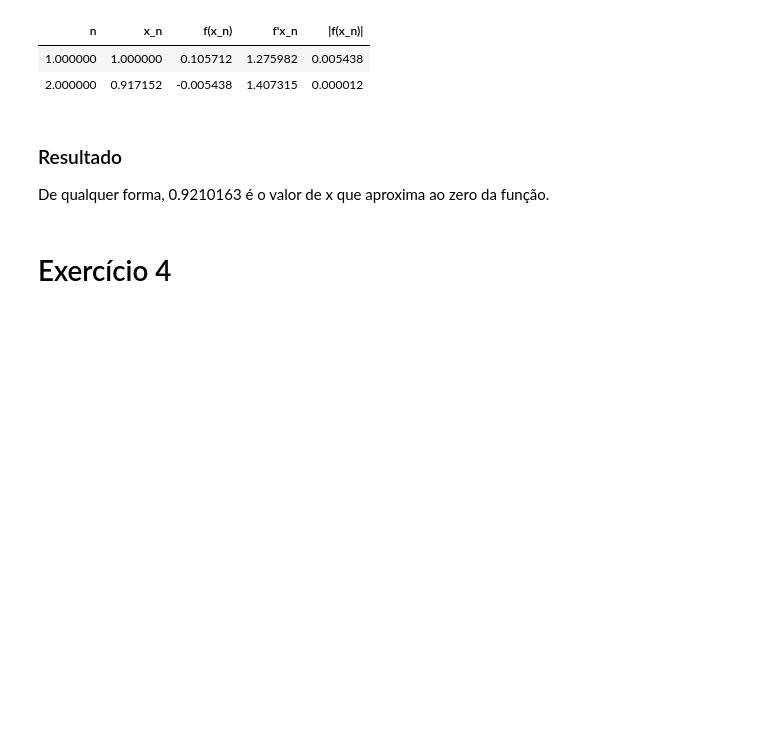
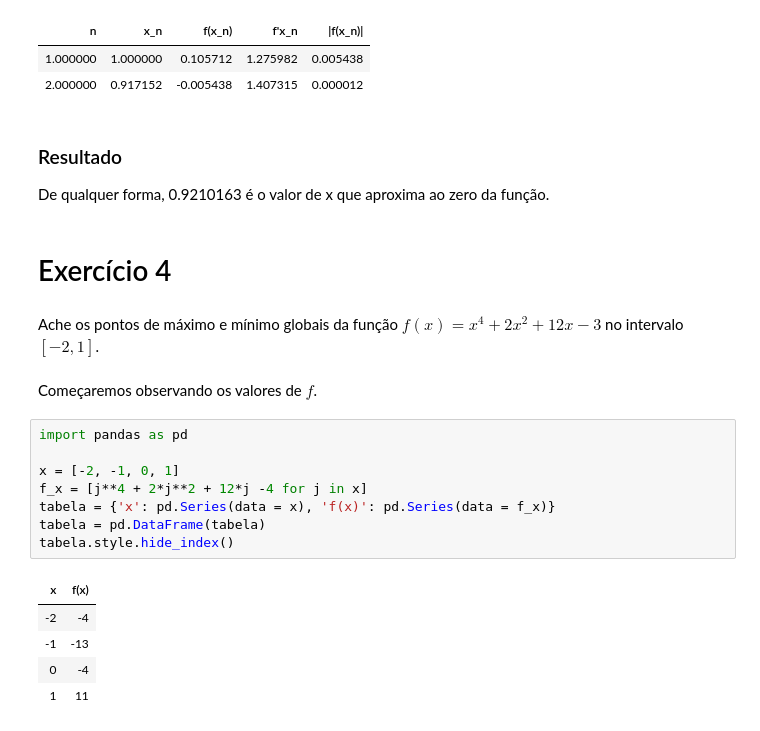
Before and after one commit to edumangabeira/AulasENCE, a Jupyter notebook: Lista1_Parte2_Calc3.ipynb, the cells around one changed output. Drawn from its saved outputs; the diff is of its cells as text; blank space fills up the shorter version.

```diff
--- a/Lista1_Parte2_Calc3.ipynb
+++ b/Lista1_Parte2_Calc3.ipynb
@@ -423,3 +423,21 @@ O valor de x que aproxima ao zero da função é 0.9210163
 De qualquer forma, 0.9210163 é o valor de x que aproxima ao zero da função.
 # %% [markdown]
 # Exercício 4
+# %% [markdown]
+Ache os pontos de máximo e mínimo globais da função $f(x) = x^4 + 2x^2 + 12x-3$ no intervalo $[-2, 1]$.
+# %% [markdown]
+Começaremos observando os valores de $f$.
+# %%
+import pandas as pd
+
+x = [-2, -1, 0, 1]
+f_x = [j**4 + 2*j**2 + 12*j -4 for j in x]
+tabela = {'x': pd.Series(data = x), 'f(x)': pd.Series(data = f_x)}
+tabela = pd.DataFrame(tabela)
+tabela.style.hide_index()
+# %% [output]
+| x | f(x) |
+| -2 | -4 |
+| -1 | -13 |
+| 0 | -4 |
+| 1 | 11 |
```
Also changed, not shown: parts of 18 cells of this notebook.
